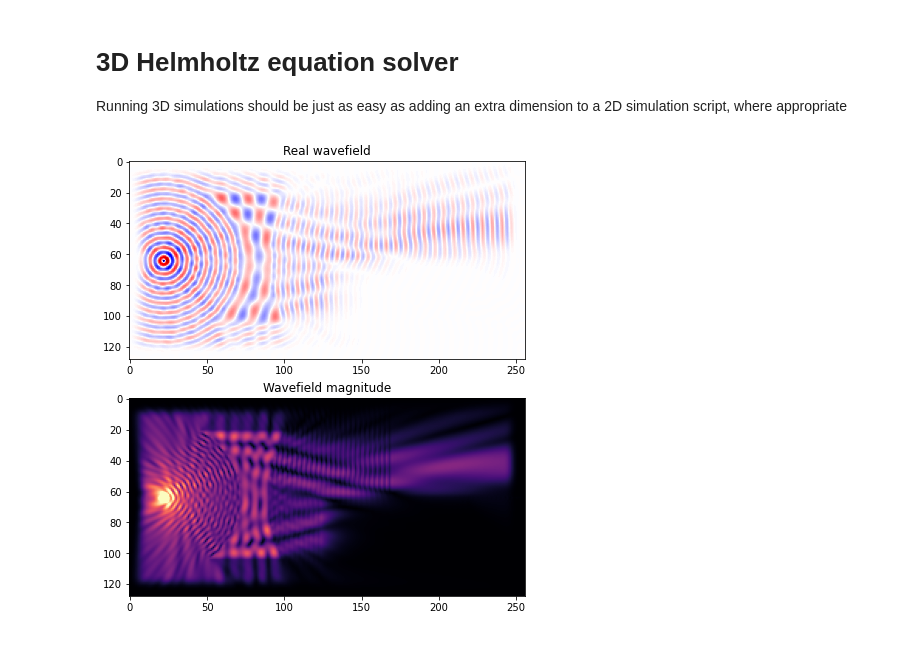
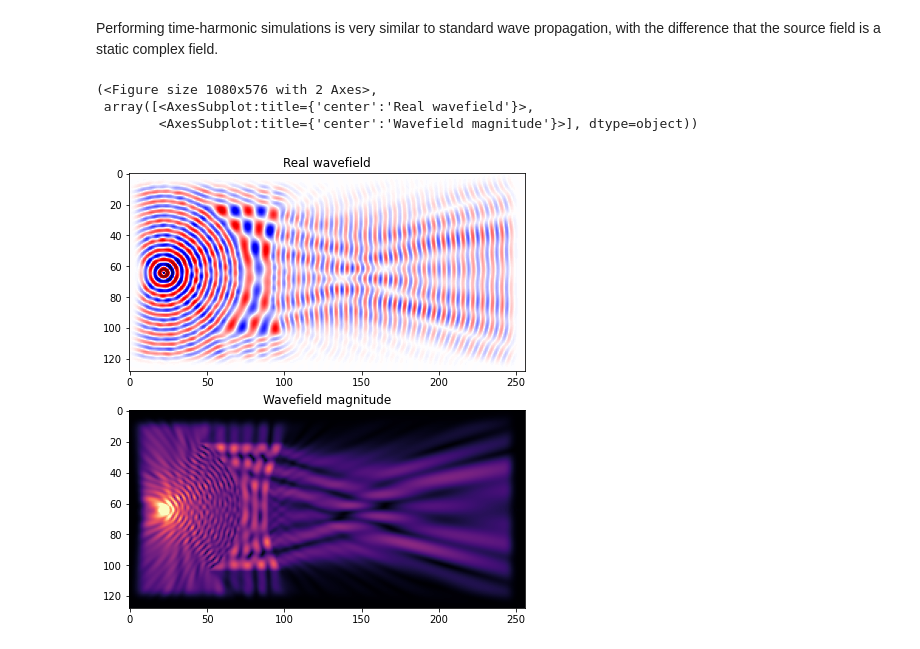
Before and after one commit to ucl-bug/jwave, a Jupyter notebook: docs/notebooks/helmholtz_problem.ipynb, the cells around one changed output. Cells and saved outputs as stored; diff of their text form; code cells hidden in the pictures.

Commit message:
updated helmholtz example and relative docs

```diff
--- a/docs/notebooks/helmholtz_problem.ipynb
+++ b/docs/notebooks/helmholtz_problem.ipynb
@@ -12,6 +38,4 @@ from matplotlib import pyplot as plt
 
 key = random.PRNGKey(42)
 # %% [markdown]
-# 3D Helmholtz equation solver
-
-Running 3D simulations should be just as easy as adding an extra dimension to a 2D simulation script, where appropriate
+Performing time-harmonic simulations is very similar to standard wave propagation, with the difference that the source field is a static complex field.
@@ -43,9 +57,6 @@ position = list(range(32, 32+4, 2))
 src_field = jnp.zeros(N).astype(jnp.complex64)
 src_field = src_field.at[64, 22].set(1.0)
 # %%
-from jwave.acoustics import ongrid_helmholtz_solver
-from jax import jit
-
 def setup_simulation(medium, solver="gmres"):
     params, solver = ongrid_helmholtz_solver(
         medium,
@@ -54,7 +65,8 @@ def setup_simulation(medium, solver="gmres"):
         restart=5,
         method=solver,
         maxiter=1000,
-        source = src_field
+        source = src_field,
+        checkpoint=True
     )
     return params, jit(solver)
 # %%
@@ -72,9 +84,12 @@ medium = Medium(
 # %%
 params, solver = setup_simulation(medium, "gmres")
 field = solver(params)
-show_field(field)
+plot_complex_field(field, max_intensity=0.1)
 # %% [output]
+(<Figure size 1080x576 with 2 Axes>,
+ array([<AxesSubplot:title={'center':'Real wavefield'}>,
+        <AxesSubplot:title={'center':'Wavefield magnitude'}>], dtype=object))
-[figure, old version]
+[figure, new version]
 # %%
 print("Runtime with GMRES")
 %timeit solver(params).block_until_ready()
```
Also changed, not shown: parts of 12 cells of this notebook, 18 other files.
